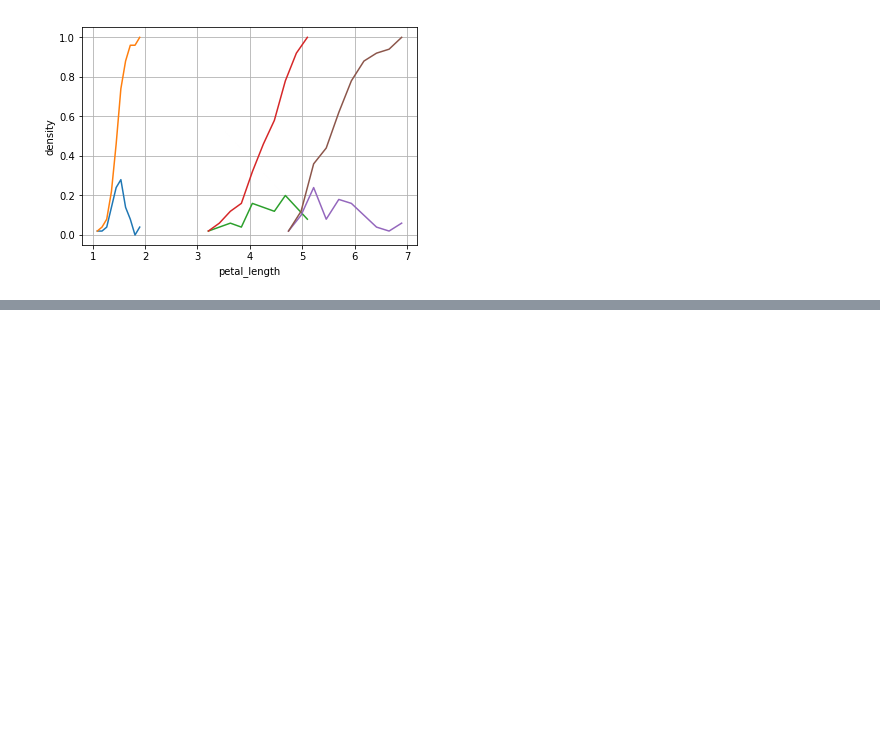
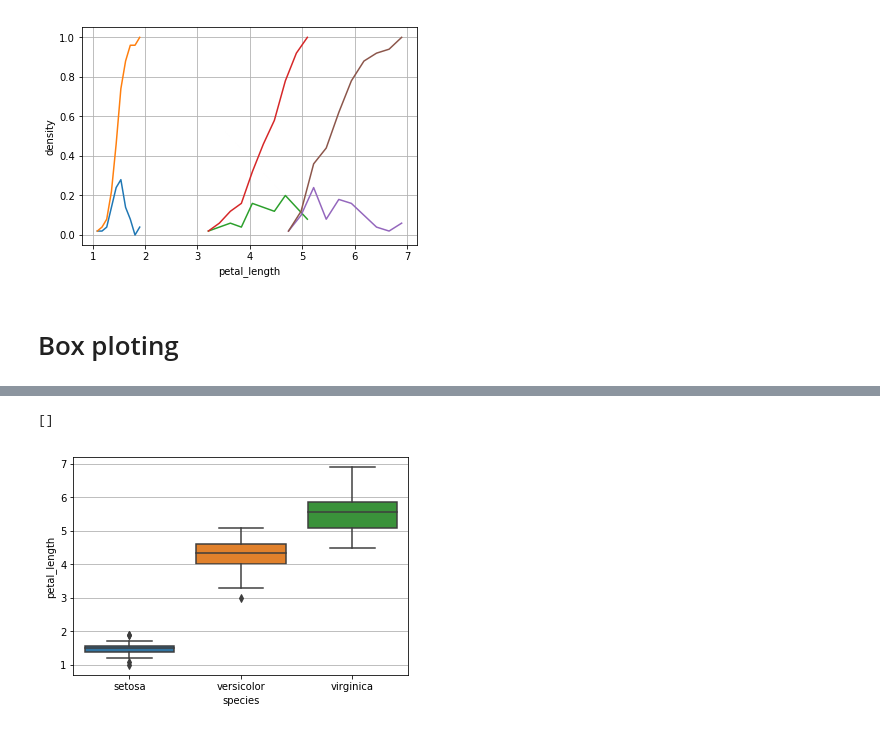
Before and after one commit to Rpmalukani22/Classification-based-on-iris-dataset, a Jupyter notebook: iris-classification.ipynb, the cells around one changed output, grey strips where cells are left out. Drawn from its saved outputs; the diff is of its cells as text; code cells hidden in the pictures; blank space fills up the shorter version.

Commit message:
Box ploting

```diff
--- a/iris-classification.ipynb
+++ b/iris-classification.ipynb
@@ -160,3 +160,11 @@ plt.ylabel('density')
 plt.show()
 # %% [output]
 [figure]
+# %% [markdown]
+# Box ploting
+# %%
+sns.boxplot(data=iris,x="species",y="petal_length")
+ax=plt.axes()
+ax.yaxis.grid(True)
+plt.plot()
+# %% [output]
@@ -162,0 +173,2 @@ plt.show()
+[]
+[figure, added]
```
Also changed, not shown: parts of 1 cell of this notebook.
